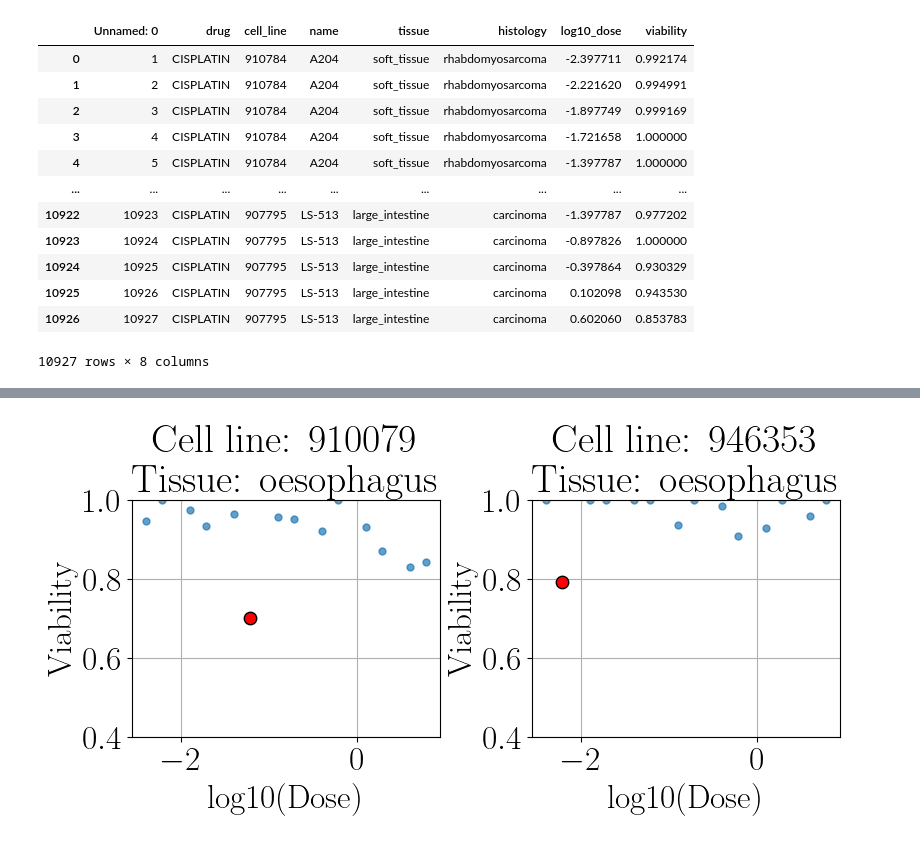
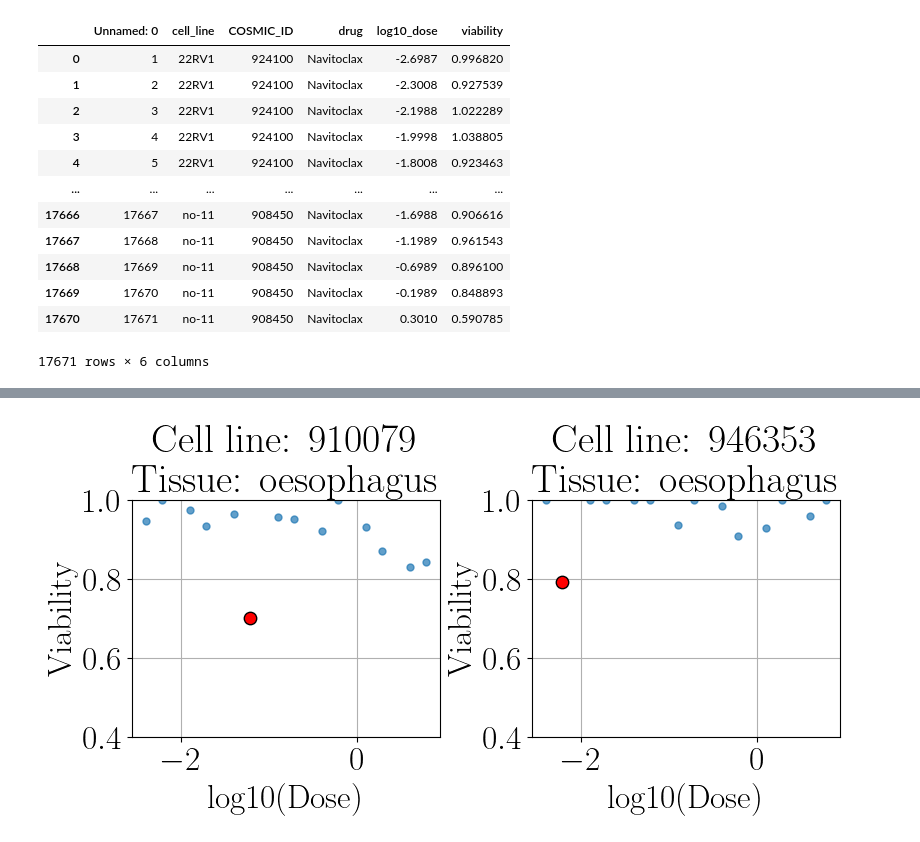
Before and after one commit to joshuarooijakkers/robust_conjugate_MOGP, a Jupyter notebook: experiments/cisplatin/EDA.ipynb, the cells around one changed output, grey strips where cells are left out. Saved outputs shown, nothing was run; the diff lists cells and outputs as text; code cells hidden in the pictures.

```diff
--- a/experiments/cisplatin/EDA.ipynb
+++ b/experiments/cisplatin/EDA.ipynb
@@ -23,22 +23,22 @@ plt.rcParams.update({
     'lines.markersize': 5
 })
 # %%
-df = pd.read_csv('cisplatin_GDSC2.csv')
+df = pd.read_csv('navitoclax.csv')
 df
 # %% [output]
-|  | Unnamed: 0 | drug | cell_line | name | tissue | histology | log10_dose | viability |
-| 0 | 1 | CISPLATIN | 910784 | A204 | soft_tissue | rhabdomyosarcoma | -2.397711 | 0.992174 |
-| 1 | 2 | CISPLATIN | 910784 | A204 | soft_tissue | rhabdomyosarcoma | -2.221620 | 0.994991 |
-| 2 | 3 | CISPLATIN | 910784 | A204 | soft_tissue | rhabdomyosarcoma | -1.897749 | 0.999169 |
-| 3 | 4 | CISPLATIN | 910784 | A204 | soft_tissue | rhabdomyosarcoma | -1.721658 | 1.000000 |
-| 4 | 5 | CISPLATIN | 910784 | A204 | soft_tissue | rhabdomyosarcoma | -1.397787 | 1.000000 |
-| ... | ... | ... | ... | ... | ... | ... | ... | ... |
-| 10922 | 10923 | CISPLATIN | 907795 | LS-513 | large_intestine | carcinoma | -1.397787 | 0.977202 |
-| 10923 | 10924 | CISPLATIN | 907795 | LS-513 | large_intestine | carcinoma | -0.897826 | 1.000000 |
-| 10924 | 10925 | CISPLATIN | 907795 | LS-513 | large_intestine | carcinoma | -0.397864 | 0.930329 |
-| 10925 | 10926 | CISPLATIN | 907795 | LS-513 | large_intestine | carcinoma | 0.102098 | 0.943530 |
-| 10926 | 10927 | CISPLATIN | 907795 | LS-513 | large_intestine | carcinoma | 0.602060 | 0.853783 |
+|  | Unnamed: 0 | cell_line | COSMIC_ID | drug | log10_dose | viability |
+| 0 | 1 | 22RV1 | 924100 | Navitoclax | -2.6987 | 0.996820 |
+| 1 | 2 | 22RV1 | 924100 | Navitoclax | -2.3008 | 0.927539 |
+| 2 | 3 | 22RV1 | 924100 | Navitoclax | -2.1988 | 1.022289 |
+| 3 | 4 | 22RV1 | 924100 | Navitoclax | -1.9998 | 1.038805 |
+| 4 | 5 | 22RV1 | 924100 | Navitoclax | -1.8008 | 0.923463 |
+| ... | ... | ... | ... | ... | ... | ... |
+| 17666 | 17667 | no-11 | 908450 | Navitoclax | -1.6988 | 0.906616 |
+| 17667 | 17668 | no-11 | 908450 | Navitoclax | -1.1989 | 0.961543 |
+| 17668 | 17669 | no-11 | 908450 | Navitoclax | -0.6989 | 0.896100 |
+| 17669 | 17670 | no-11 | 908450 | Navitoclax | -0.1989 | 0.848893 |
+| 17670 | 17671 | no-11 | 908450 | Navitoclax | 0.3010 | 0.590785 |
-10927 rows × 8 columns
+17671 rows × 6 columns
 # %%
 def visual_examples(df, k, begin_idx):
     unique_cell_lines = df['cell_line'].unique()
```
Also changed, not shown: parts of 4 cells of this notebook, 13 other files.
